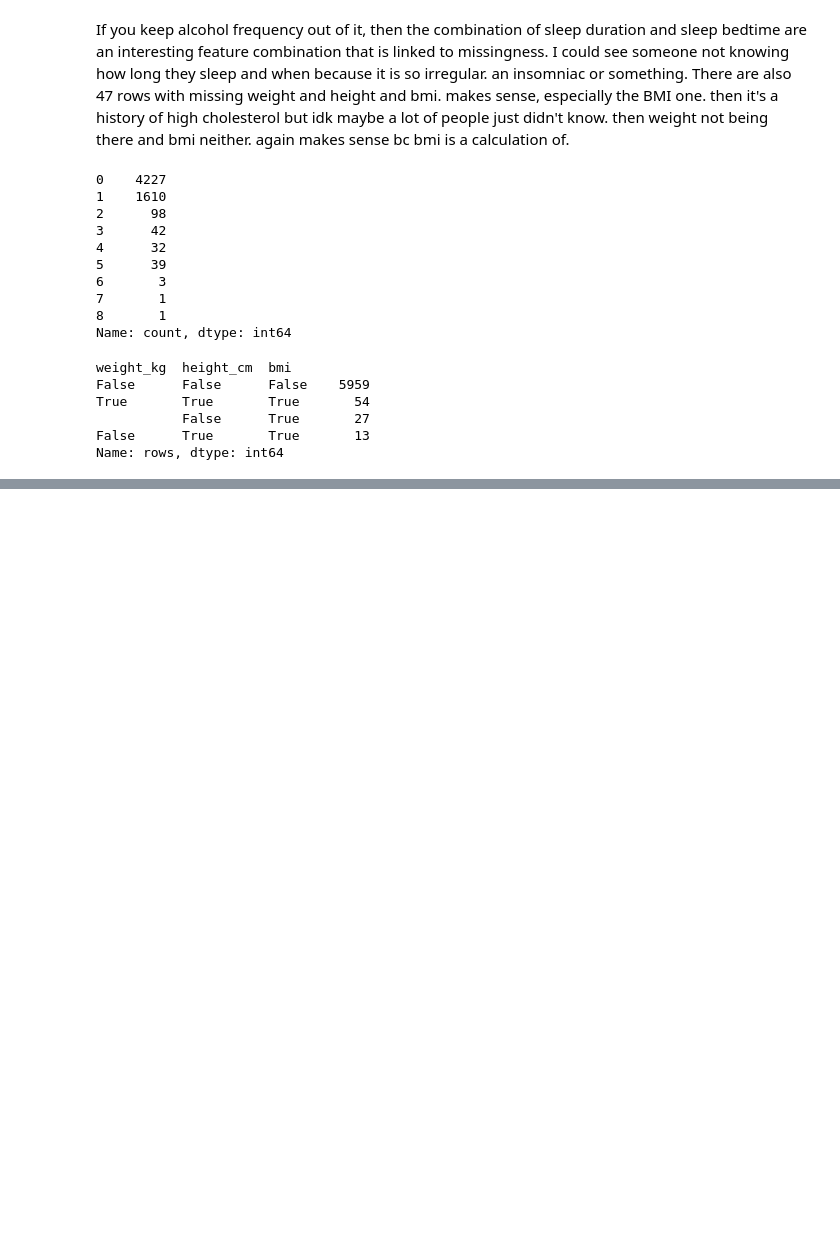
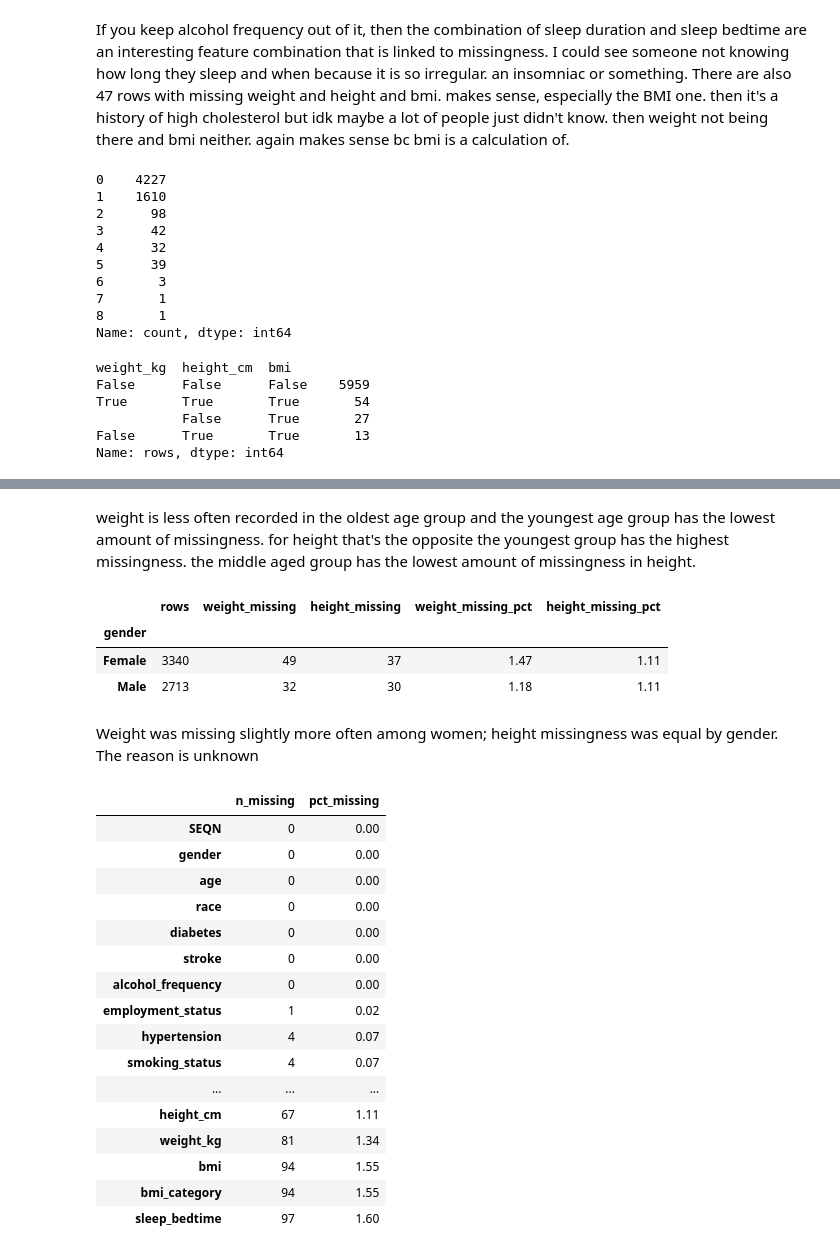
Before and after one commit to Patrick-Veneficus/stroke, a Jupyter notebook: notebooks/cleaning_stroke.ipynb, the cells around one changed output, grey strips where cells are left out. Drawn from its saved outputs; the diff is of its cells as text; code cells hidden in the pictures; blank space fills up the shorter version.

Commit message:
Missingness analysis to check out which features to keep and which datasets to create for the prediction models.

```diff
--- a/notebooks/cleaning_stroke.ipynb
+++ b/notebooks/cleaning_stroke.ipynb
@@ -170,0 +260,48 @@ print("BMI missing despite both measurements:",
+# %% [markdown]
+weight is less often recorded in the oldest age group and the youngest age group has the lowest amount of missingness. for height that's the opposite the youngest group has the highest missingness. the middle aged group has the lowest amount of missingness in height.
+# %%
+by_gender = raw.groupby("gender").agg(
+    rows = ("gender", "size"),
+    weight_missing = ("weight_kg", lambda x: x.isna().sum()),
+    height_missing = ("height_cm", lambda x: x.isna().sum())
+)
+
+by_gender["weight_missing_pct"] = 100.0 * by_gender["weight_missing"] / by_gender["rows"]
+by_gender["height_missing_pct"] = 100.0* by_gender["height_missing"] / by_gender["rows"]
+
+by_gender.round(2)
+# %% [output]
+|  | rows | weight_missing | height_missing | weight_missing_pct | height_missing_pct |
+| gender |  |  |  |  |  |
+| Female | 3340 | 49 | 37 | 1.47 | 1.11 |
+| Male | 2713 | 32 | 30 | 1.18 | 1.11 |
+# %% [markdown]
+Weight was missing slightly more often among women; height missingness was equal by gender. The reason is unknown
+# %%
+df = raw.copy()
+df["alcohol_frequency"] = raw["alcohol_frequency"].fillna("Unclear")
+
+missingness_summary = pd.DataFrame({
+    "n_missing": df.isna().sum(),
+    "pct_missing": df.isna().mean() * 100.0
+}).sort_values("pct_missing", ascending = True)
+
+missingness_summary.round(2)
+# %% [output]
+|  | n_missing | pct_missing |
+| SEQN | 0 | 0.00 |
+| gender | 0 | 0.00 |
+| age | 0 | 0.00 |
+| race | 0 | 0.00 |
+| diabetes | 0 | 0.00 |
+| stroke | 0 | 0.00 |
+| alcohol_frequency | 0 | 0.00 |
+| employment_status | 1 | 0.02 |
+| hypertension | 4 | 0.07 |
+| smoking_status | 4 | 0.07 |
+| ... | ... | ... |
+| height_cm | 67 | 1.11 |
+| weight_kg | 81 | 1.34 |
+| bmi | 94 | 1.55 |
+| bmi_category | 94 | 1.55 |
+| sleep_bedtime | 97 | 1.60 |
```
Also changed, not shown: parts of 9 cells of this notebook, 6 other files.
